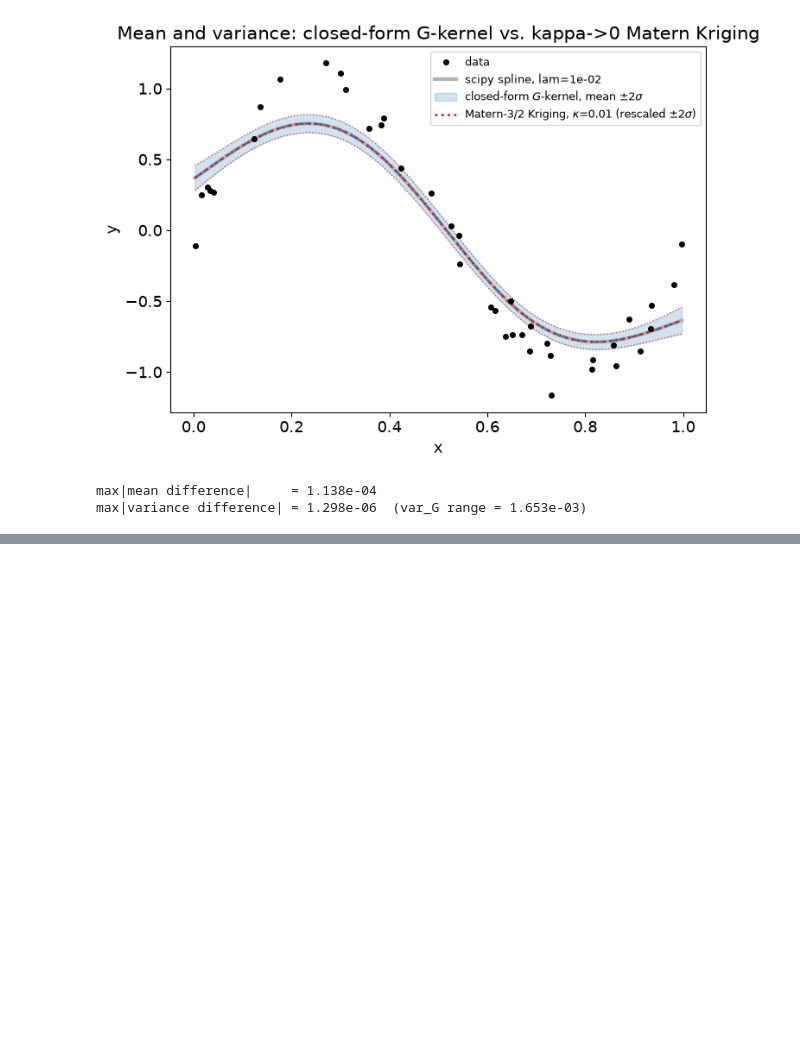
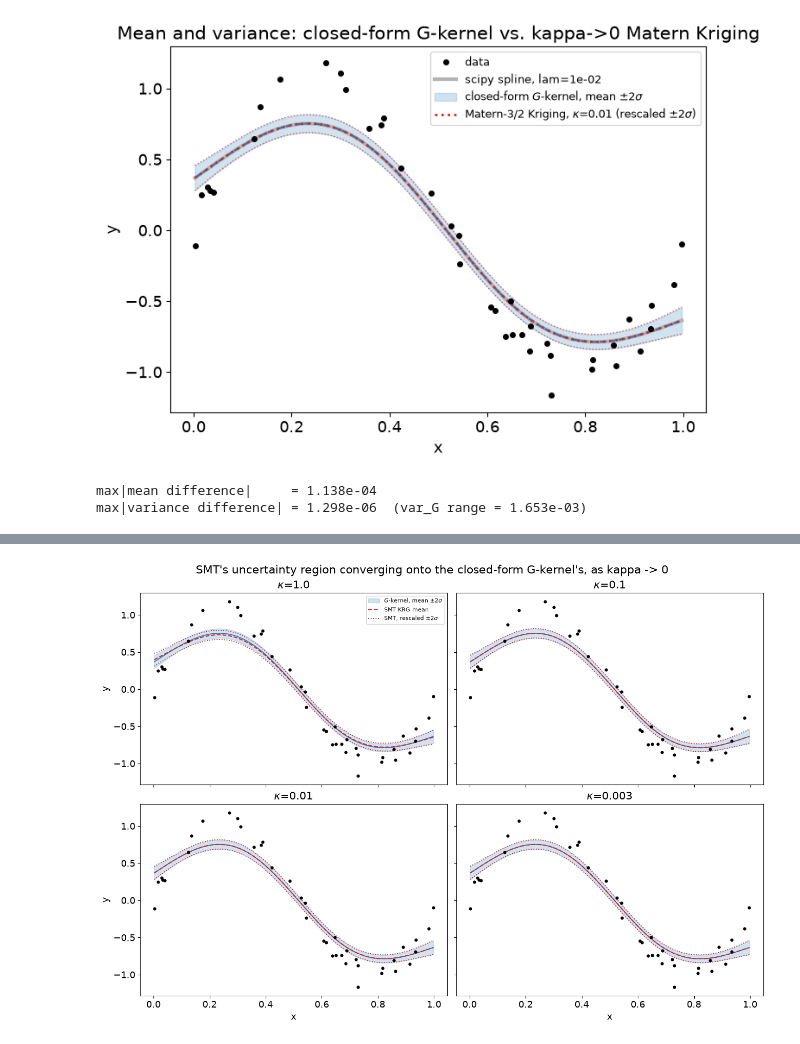
Before and after one commit to nomad-vagabond/krig-splines, a Jupyter notebook: notebooks/spline_variance_without_kriging.ipynb, the cells around one changed output, grey strips where cells are left out. Cells and saved outputs as stored; diff of their text form; code cells hidden in the pictures; blank space fills up the shorter version.

```diff
--- a/notebooks/spline_variance_without_kriging.ipynb
+++ b/notebooks/spline_variance_without_kriging.ipynb
@@ -276,0 +475,36 @@ max|variance difference| = 1.298e-06  (var_G range = 1.653e-03)
+# %%
+kappas_viz = [1.0, 0.1, 0.01, 0.003]
+
+fig, axs = plt.subplots(2, 2, figsize=(13, 9), sharex=True, sharey=True, constrained_layout=True)
+std_G = np.sqrt(np.maximum(var_G, 0))
+
+for ax, kappa in zip(axs.ravel(), kappas_viz):
+    noise = 4 * kappa**3 * lam
+    k_smt = fit_smt_krg(kappa, lam)
+    sigma2_smt = k_smt.optimal_par["sigma2"][0]
+    mean_smt = k_smt.predict_values(x_dense.reshape(-1, 1)).ravel()
+    var_smt = k_smt.predict_variances(x_dense.reshape(-1, 1)).ravel()
+    var_smt_G_units = (var_smt / sigma2_smt) / (4 * kappa**3)
+    std_smt = np.sqrt(np.maximum(var_smt_G_units, 0))
+
+    ax.plot(x, y, "o", ms=3.5, color="k", zorder=5)
+    ax.fill_between(x_dense, f_G - 2 * std_G, f_G + 2 * std_G, color="C0", alpha=0.2,
+                     label=r"$G$-kernel, mean $\pm2\sigma$")
+    ax.plot(x_dense, f_G, color="C0", lw=1.2)
+    ax.plot(x_dense, mean_smt, "--", color="C3", lw=1.5, label="SMT KRG mean")
+    ax.plot(x_dense, mean_smt + 2 * std_smt, ":", color="C3", lw=1.3)
+    ax.plot(x_dense, mean_smt - 2 * std_smt, ":", color="C3", lw=1.3,
+             label=r"SMT, rescaled $\pm2\sigma$")
+    ax.set_title(rf"$\kappa$={kappa}")
+    if ax is axs.ravel()[0]:
+        ax.legend(fontsize=8, loc="upper right")
+
+for ax in axs[-1, :]:
+    ax.set_xlabel("x")
+for ax in axs[:, 0]:
+    ax.set_ylabel("y")
+
+fig.suptitle("SMT's uncertainty region converging onto the closed-form G-kernel's, as kappa -> 0")
+plt.show()
+# %% [output]
+[figure, added]
```
Also changed, not shown: parts of 11 cells of this notebook.
